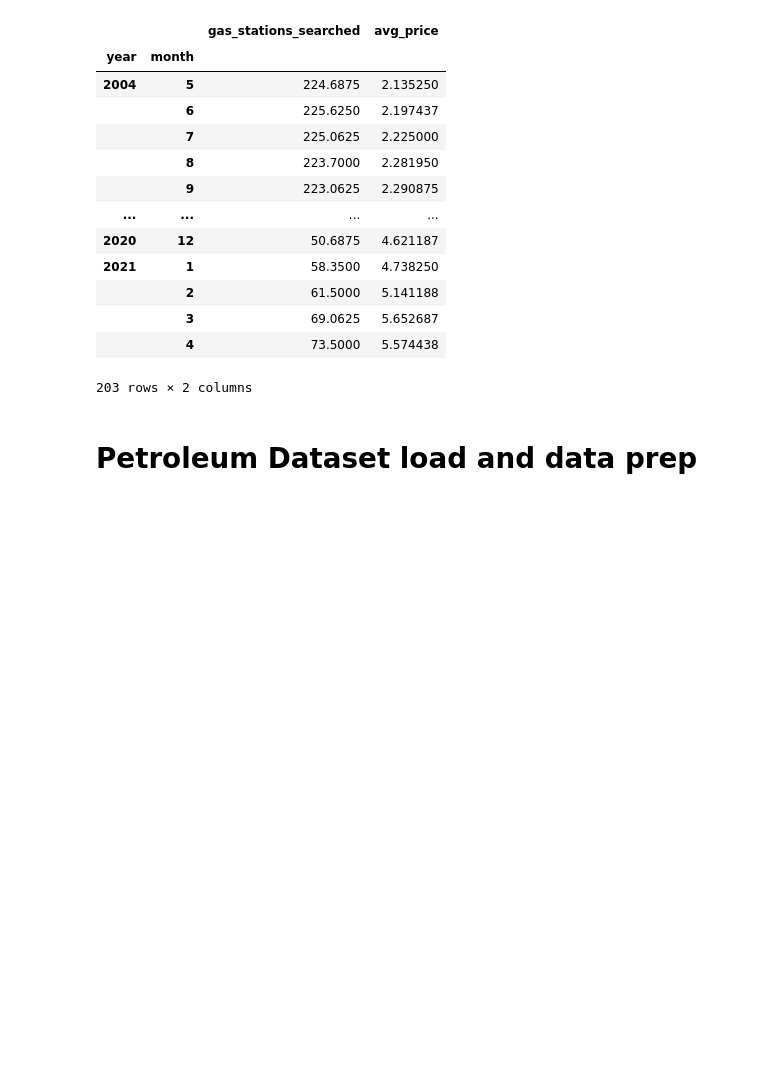
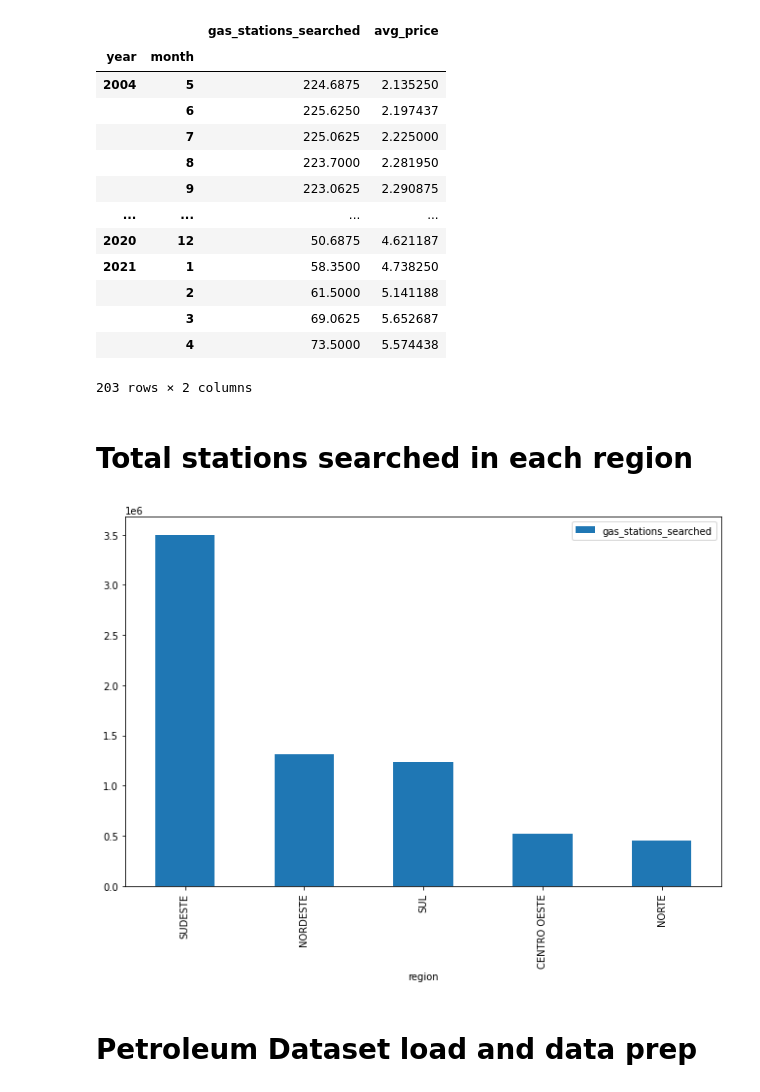
Before and after one commit to oliveira-chr/Gasolina-Petroleo-Dataset, a Jupyter notebook: jupiter/project.ipynb, the cells around one changed output. Cells and saved outputs as stored; diff of their text form; code cells hidden in the pictures; blank space fills up the shorter version.

Commit message:
total stations searched in each region graph

```diff
--- a/jupiter/project.ipynb
+++ b/jupiter/project.ipynb
@@ -70,6 +70,13 @@ df_gas_centro_oeste_gp
 |  | 3 | 69.0625 | 5.652687 |
 |  | 4 | 73.5000 | 5.574438 |
 203 rows × 2 columns
+# %% [markdown]
+# Total stations searched in each region
+# %%
+dt1=df_gas[['region','gas_stations_searched']].groupby(['region']).sum().sort_values(by='gas_stations_searched', ascending=False)
+dt1.plot(kind='bar',figsize=(11,7));
+# %% [output]
+[figure, added]
 # %%
 # region_nordeste = df_gas['region']=="NORDESTE"
 # df_gas_nordeste = df_gas[region_nordeste]
```
Also changed, not shown: parts of 2 cells of this notebook.
